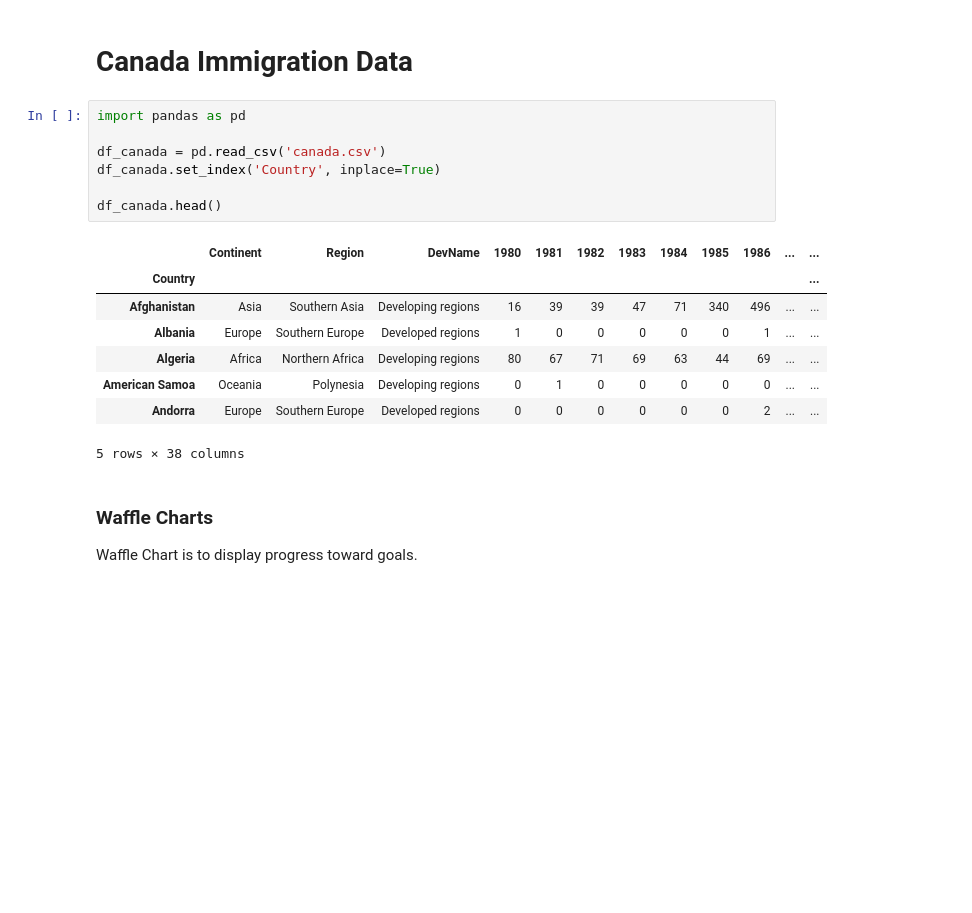
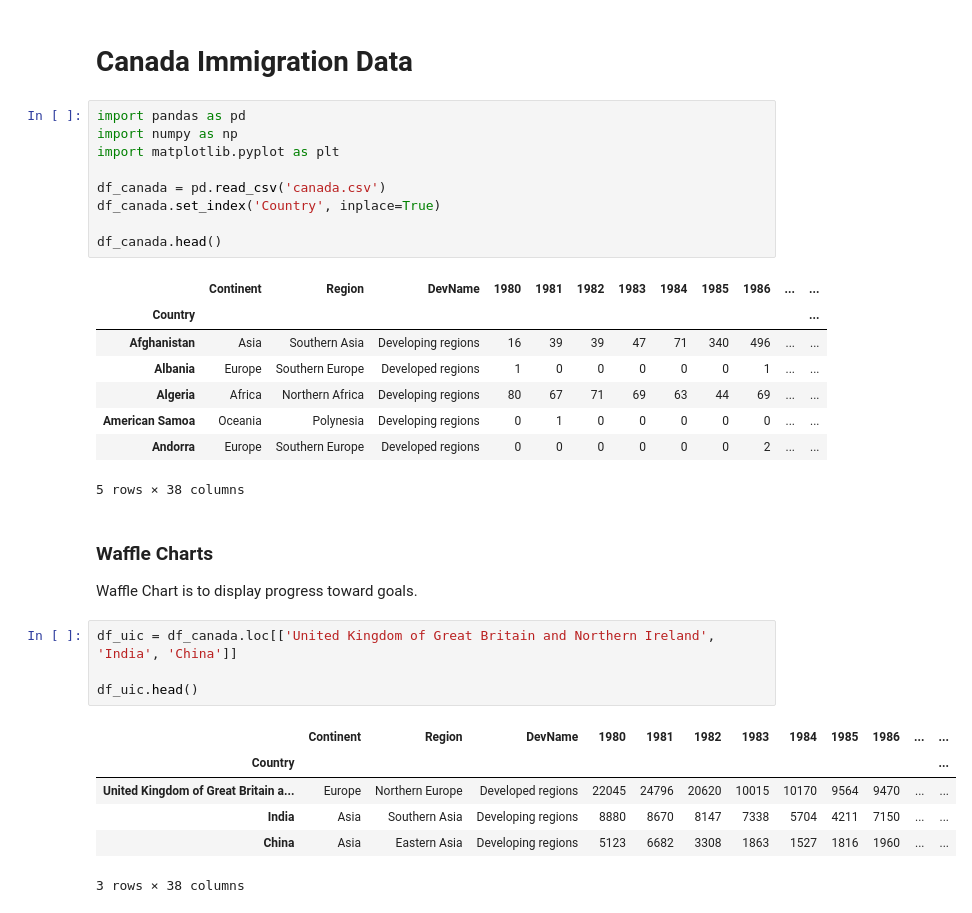
Before and after one commit to vadivelmurugesan/data-science, a Jupyter notebook: example_data_sets/05_canada_immigration_dataset.ipynb, the cells around one changed output. Cells and saved outputs as stored; diff of their text form; blank space fills up the shorter version.

```diff
--- a/example_data_sets/05_canada_immigration_dataset.ipynb
+++ b/example_data_sets/05_canada_immigration_dataset.ipynb
@@ -2,6 +2,8 @@
 # Canada Immigration Data
 # %%
 import pandas as pd
+import numpy as np
+import matplotlib.pyplot as plt
 
 df_canada = pd.read_csv('canada.csv')
 df_canada.set_index('Country', inplace=True)
@@ -20,3 +22,14 @@ df_canada.head()
 ### Waffle Charts
 
 Waffle Chart is to display progress toward goals.
+# %%
+df_uic = df_canada.loc[['United Kingdom of Great Britain and Northern Ireland', 'India', 'China']]
+
+df_uic.head()
+# %% [output]
+|  | Continent | Region | DevName | 1980 | 1981 | 1982 | 1983 | 1984 | 1985 | 1986 | ... | ... |
+| Country |  |  |  |  |  |  |  |  |  |  |  | ... |
+| United Kingdom of Great Britain a... | Europe | Northern Europe | Developed regions | 22045 | 24796 | 20620 | 10015 | 10170 | 9564 | 9470 | ... | ... |
+| India | Asia | Southern Asia | Developing regions | 8880 | 8670 | 8147 | 7338 | 5704 | 4211 | 7150 | ... | ... |
+| China | Asia | Eastern Asia | Developing regions | 5123 | 6682 | 3308 | 1863 | 1527 | 1816 | 1960 | ... | ... |
+3 rows × 38 columns
```
Also changed, not shown: parts of 5 cells of this notebook.
